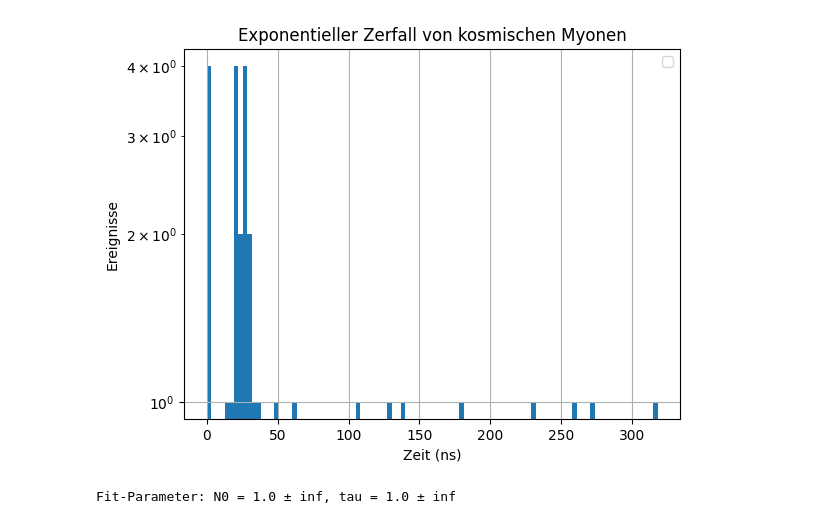
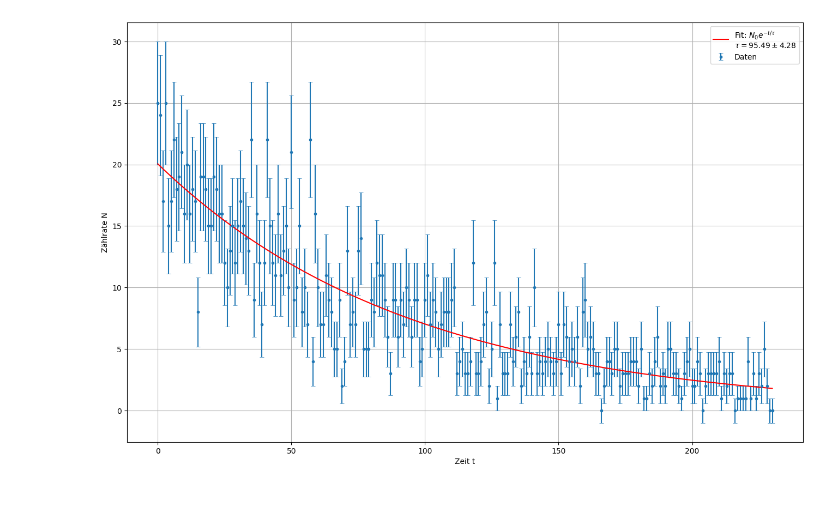
Before and after one commit to joeyko2706/FP-Protokolle, a Jupyter notebook: v01/auswertung/auswertung.ipynb, the cells around one changed output. Drawn from its saved outputs; the diff is of its cells as text; code cells hidden in the pictures.

```diff
--- a/v01/auswertung/auswertung.ipynb
+++ b/v01/auswertung/auswertung.ipynb
@@ -97,23 +100,36 @@ asdf[1. 1.]
-# %%
-# Messdaten (Zeit in ns, gemessene Ereignisse)
-duration=156657
-counts = pd.read_csv("../data/Axel_neu.Spe", skiprows=12, skipfooter=15, names=['counts'], engine='python').astype(float).to_numpy()[:30]
-counts = np.ravel(counts)
-search_time = 30 # ns
-time = np.arange(0,len(counts)*search_time, search_time)
-
-# Plotten der Messdaten mit Fehlerbalken und Fitkurve
-plt.hist(counts, bins=100)
-plt.xlabel("Zeit (ns)")
-plt.ylabel("Ereignisse")
-plt.yscale("log")  # Log-Skalierung wegen exponentiellem Zerfall
-plt.legend()
-plt.title("Exponentieller Zerfall von kosmischen Myonen")
-plt.grid(True)
-plt.show()
-
-# Ausgabe der Fit-Parameter und ihrer Fehler
-print(f"Fit-Parameter: N0 = {N0_fit:.1f} ± {N0_err:.1f}, tau = {tau_fit:.1f} ± {tau_err:.1f}")
-# %% [output]
-[figure, removed]
-Fit-Parameter: N0 = 1.0 ± inf, tau = 1.0 ± inf
+# %%
+counts = pd.read_csv("../data/Axel_neu.Spe", skiprows=12+30, skipfooter=15+250, names=['counts'], engine='python').astype(float).to_numpy()
+counts = np.ravel(counts)
+
+# Zeitachsen definieren
+t = np.arange(len(counts))
+
+
+# Exponentieller Fit
+def exp_decay(t, N0, tau):
+    return N0 * np.exp(-t / tau)
+
+popt, pcov = curve_fit(exp_decay, t, counts, p0=[counts[0], 50])
+
+# Fit-Parameter und Unsicherheiten
+N0_fit, tau_fit = popt
+N0_err, tau_err = np.sqrt(np.diag(pcov))
+
+t_fit = np.linspace(0, len(counts)-1, 500)
+counts_fit = exp_decay(t_fit, *popt)
+
+# Fehlerbalken als sqrt(N), falls N > 0, sonst 1 (damit kein Fehlerbalken 0 wird)
+errors = np.sqrt(counts)
+errors[errors == 0] = 1
+
+tau_fit, tau_err
+plt.figure(figsize=(16,10))
+plt.errorbar(t, counts, yerr=errors, fmt='o', label='Daten', markersize=3, capsize=3, capthick=0.5)
+plt.plot(t_fit, counts_fit, 'r-', label=f'Fit: $N_0 e^{{-t/\\tau}}$\n$\\tau = {tau_fit:.2f} \\pm {tau_err:.2f}$')
+plt.xlabel('Zeit t')
+plt.ylabel('Zählrate N')
+plt.legend()
+plt.grid()
+plt.show()
+# %% [output]
+[figure, added]
```
Also changed, not shown: parts of 5 cells of this notebook, 15 other files.
